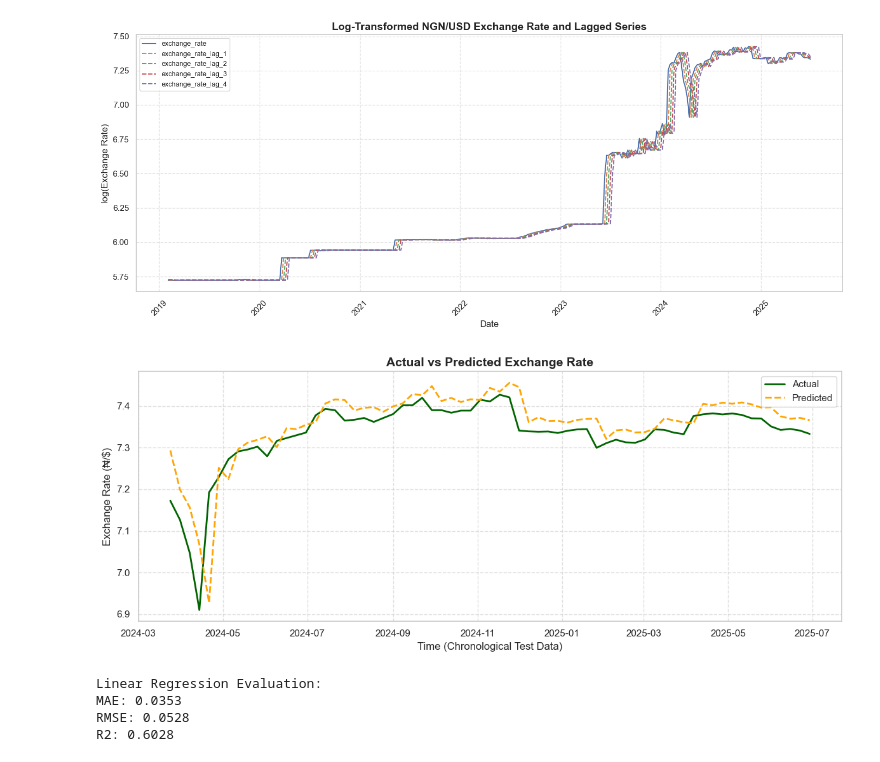
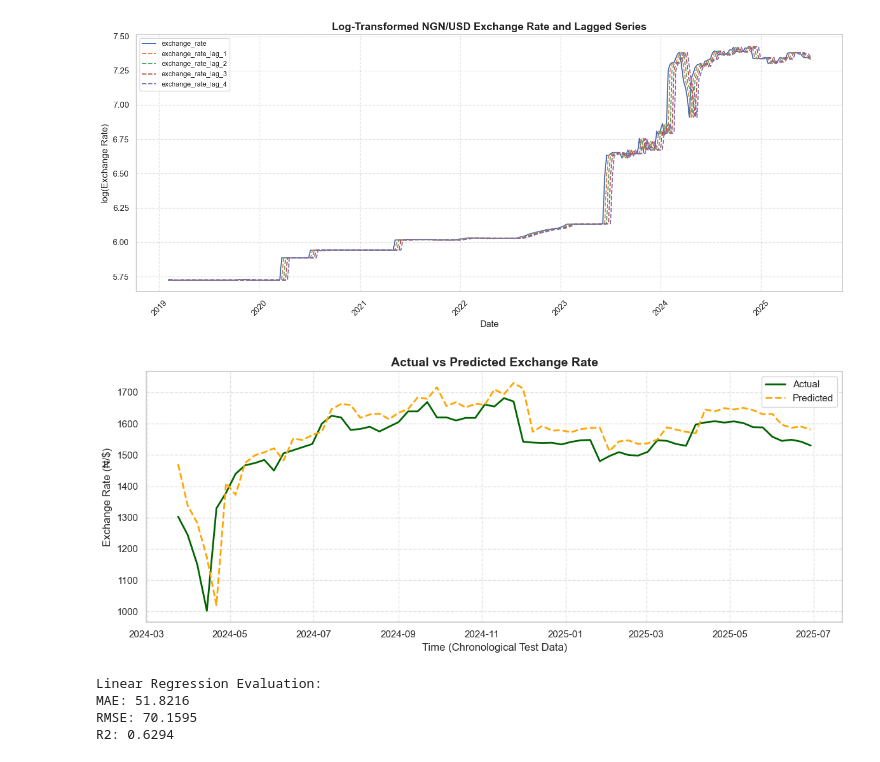
Before and after one commit to meetakinkunmi/ngn_usd_exchange_rate_prediction, a Jupyter notebook: notebooks/model.ipynb, the cells around one changed output. Cells and saved outputs as stored; diff of their text form; code cells hidden in the pictures.

Commit message:
Debbugedd LinearRegression model evaluation function

```diff
--- a/notebooks/model.ipynb
+++ b/notebooks/model.ipynb
@@ -187,7 +187,7 @@ desc_analysis
 import numpy as np
 import pandas as pd
 
-def log_and_lag(df: pd.DataFrame, column: str = "exchange_rate", n_lags: int = 3) -> pd.DataFrame:
+def log_and_lag(dataframe: pd.DataFrame, column: str = "exchange_rate", n_lags: int = 3) -> pd.DataFrame:
     """
     Log-transform the original exchange rate column (overwrite it),
     and generate lag features from the logged series.
@@ -200,7 +200,7 @@ def log_and_lag(df: pd.DataFrame, column: str = "exchange_rate", n_lags: int = 3
     Returns:
         pd.DataFrame: Modified DataFrame with log-transformed column and lag features.
     """
-    df = df.copy()
+    df = dataframe.copy()
 
     # Ensure the series is strictly positive before log-transforming
     if (df[column] <= 0).any():
@@ -275,7 +275,7 @@ plot_logged_series(log_lag_df)
 # %% [output]
 [figure]
 # %%
-def time_series_split(df, target_column: str = "exchange_rate", test_size: float = 0.2):
+def time_series_split(dataframe, target_column: str = "exchange_rate", test_size: float = 0.2):
     """
     Split a time series DataFrame into train and test sets with feature/target separation.
 
@@ -291,11 +291,11 @@ def time_series_split(df, target_column: str = "exchange_rate", test_size: float
         raise ValueError("test_size must be between 0 and 1")
 
     # Feature matrix: all columns except the target
-    X = df.drop(columns=[target_column])
-    y = df[target_column]
+    X = dataframe.drop(columns=[target_column])
+    y = dataframe[target_column]
 
     # Chronological split
-    split_index = int(len(df) * (1 - test_size))
+    split_index = int(len(dataframe) * (1 - test_size))
 
     X_train = X.iloc[:split_index].copy()
     X_test = X.iloc[split_index:].copy()
@@ -313,7 +313,7 @@ from sklearn.linear_model import LinearRegression
 from sklearn.metrics import mean_absolute_error, root_mean_squared_error, r2_score
 
 
-def train_linear_regression(X_train: pd.DataFrame, y_train: pd.Series) -> LinearRegression:
+def train_linear_regression(features_train: pd.DataFrame, target_train: pd.Series) -> LinearRegression:
     """
     Fit a linear regression model to training data.
 
@@ -325,15 +325,11 @@ def train_linear_regression(X_train: pd.DataFrame, y_train: pd.Series) -> Linear
         LinearRegression: Trained model.
     """
     model = LinearRegression()
-    model.fit(X_train, y_train)
+    model.fit(features_train, target_train)
     return model
 
-import numpy as np
-import pandas as pd
-import matplotlib.pyplot as plt
-from sklearn.metrics import mean_absolute_error, mean_squared_error, r2_score
 
-def evaluate_model(model, X_test: pd.DataFrame, y_test: pd.Series, inverse_log: bool = True) -> dict:
+def evaluate_model(trained_model, features_test: pd.DataFrame, target_test: pd.Series, inverse_log: bool = True) -> dict:
     """
     Predict and evaluate a regression model with optional inverse log-transform.
     Also plots actual vs predicted values on original scale.
@@ -347,17 +343,18 @@ def evaluate_model(model, X_test: pd.DataFrame, y_test: pd.Series, inverse_log:
     Returns:
         dict: MAE, RMSE, R², predicted values, actual values (all in log or original scale).
     """
-    y_pred = model.predict(X_test)
+    y_pred = trained_model.predict(features_test)
 
     if inverse_log:
         y_pred_plot = np.exp(y_pred)
-        y_test_plot = np.exp(y_test)
+        y_test_plot = np.exp(target_test)
     else:
         y_pred_plot = y_pred
-        y_test_plot = y_test
-        # Make sure predictions align with the actual time index
-        y_pred_plot = pd.Series(y_pred_plot, index=y_test.index)
-        y_test_plot = pd.Series(y_test_plot, index=y_test.index)
+        y_test_plot = target_test
+
+    # Make sure predictions align with the actual time index
+    y_pred_plot = pd.Series(y_pred_plot, index=target_test.index)
+    y_test_plot = pd.Series(y_test_plot, index=target_test.index)
 
 
     # Evaluation metrics
@@ -382,25 +379,25 @@ def evaluate_model(model, X_test: pd.DataFrame, y_test: pd.Series, inverse_log:
         "RMSE": round(rmse, 4),
         "R2": round(r2, 4),
         "y_pred": y_pred_plot,
-        "y_actual": y_test.to_numpy()
+        "y_actual": target_test.to_numpy()
 
     }
 # %%
 # from exchange_rate_forecast.model import train_linear_regression, evaluate_model
 # from exchange_rate_forecast.preprocessing import time_series_train_test_split
 
 # X_train, X_test, y_train, y_test = train_linear_regression(df_logged, test_size=0.2)
 
 model = train_linear_regression(X_train_df, y_train_df)
-results = evaluate_model(model, X_test_df, y_test_df, inverse_log = False)
+results = evaluate_model(model, X_test_df, y_test_df)
 
 print("Linear Regression Evaluation:")
 for k, v in results.items():
     if k in ["MAE", "RMSE", "R2"]:
         print(f"{k}: {v}")
 # %% [output]
-[figure, old version]
+[figure, new version]
 Linear Regression Evaluation:
-MAE: 0.0353
-RMSE: 0.0528
-R2: 0.6028
+MAE: 51.8216
+RMSE: 70.1595
+R2: 0.6294
```
